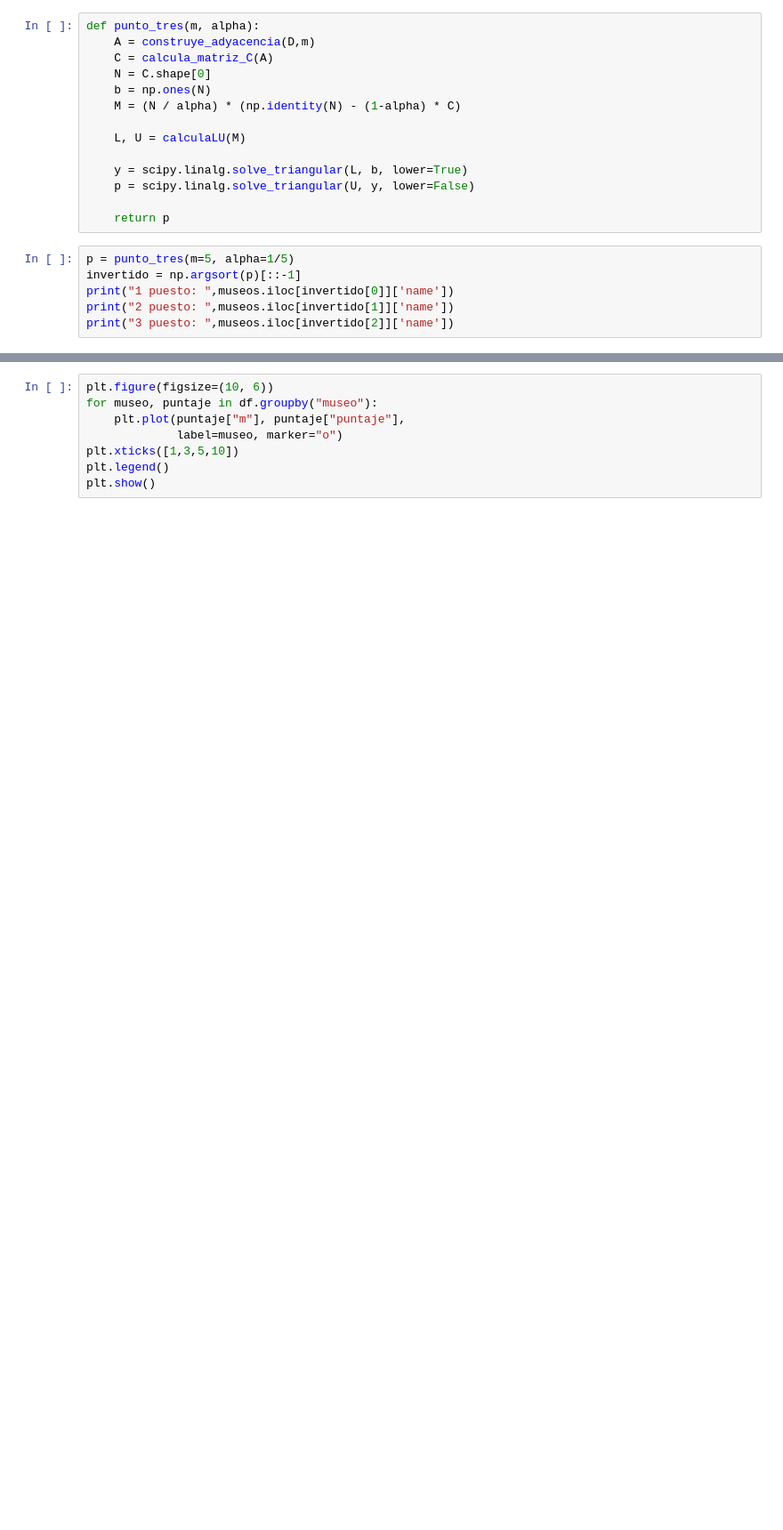
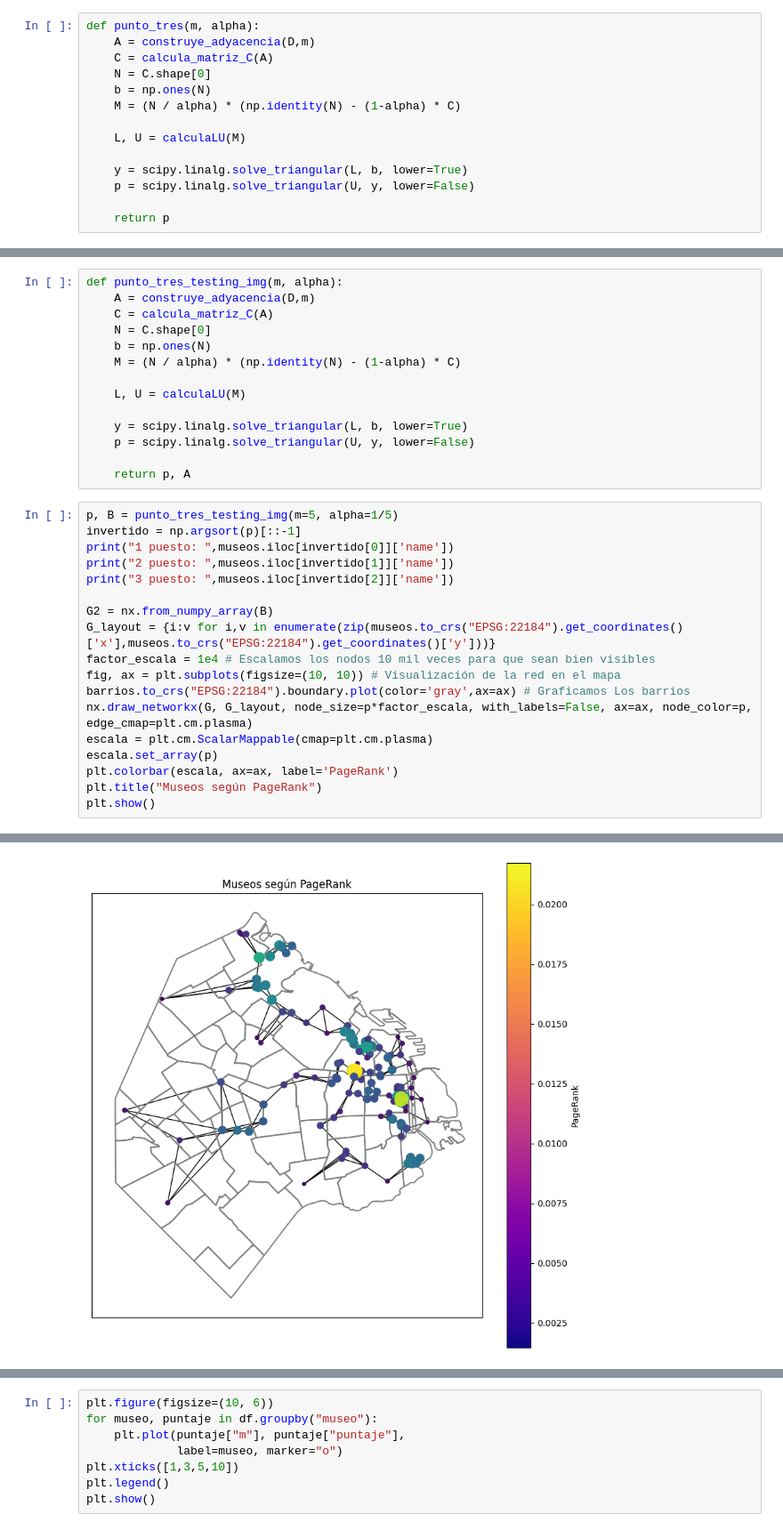
Before and after one commit to fernandezlucia/TPMuseos, a Jupyter notebook: TP1_template.ipynb, the cells around one changed output, grey strips where cells are left out. Shown at 89% size. Drawn from its saved outputs; the diff is of its cells as text; blank space fills up the shorter version.

Commit message:
Adding color maps per pagerank

```diff
--- a/TP1_template.ipynb
+++ b/TP1_template.ipynb
@@ -173,9 +173,3 @@ def punto_tres(m, alpha):
     p = scipy.linalg.solve_triangular(U, y, lower=False)
 
     return p
-# %%
-p = punto_tres(m=5, alpha=1/5)
-invertido = np.argsort(p)[::-1]
-print("1 puesto: ",museos.iloc[invertido[0]]['name'])
-print("2 puesto: ",museos.iloc[invertido[1]]['name'])
-print("3 puesto: ",museos.iloc[invertido[2]]['name'])
@@ -185,0 +176,33 @@ print("3 puesto: ",museos.iloc[invertido[2]]['name'])
+# %%
+def punto_tres_testing_img(m, alpha):
+    A = construye_adyacencia(D,m)
+    C = calcula_matriz_C(A)
+    N = C.shape[0]
+    b = np.ones(N)
+    M = (N / alpha) * (np.identity(N) - (1-alpha) * C)
+
+    L, U = calculaLU(M)
+
+    y = scipy.linalg.solve_triangular(L, b, lower=True)
+    p = scipy.linalg.solve_triangular(U, y, lower=False)
+
+    return p, A
+# %%
+p, B = punto_tres_testing_img(m=5, alpha=1/5)
+invertido = np.argsort(p)[::-1]
+print("1 puesto: ",museos.iloc[invertido[0]]['name'])
+print("2 puesto: ",museos.iloc[invertido[1]]['name'])
+print("3 puesto: ",museos.iloc[invertido[2]]['name'])
+
+G2 = nx.from_numpy_array(B)
+G_layout = {i:v for i,v in enumerate(zip(museos.to_crs("EPSG:22184").get_coordinates()['x'],museos.to_crs("EPSG:22184").get_coordinates()['y']))}
+factor_escala = 1e4 # Escalamos los nodos 10 mil veces para que sean bien visibles
+fig, ax = plt.subplots(figsize=(10, 10)) # Visualización de la red en el mapa
+barrios.to_crs("EPSG:22184").boundary.plot(color='gray',ax=ax) # Graficamos Los barrios
+nx.draw_networkx(G, G_layout, node_size=p*factor_escala, with_labels=False, ax=ax, node_color=p, edge_cmap=plt.cm.plasma)
+escala = plt.cm.ScalarMappable(cmap=plt.cm.plasma)
+escala.set_array(p)
+plt.colorbar(escala, ax=ax, label='PageRank')
+plt.title("Museos según PageRank")
+plt.show()
+# %% [output]
@@ -185,0 +212 @@ print("3 puesto: ",museos.iloc[invertido[2]]['name'])
+[figure, added]
```
Also changed, not shown: parts of 4 cells of this notebook.
